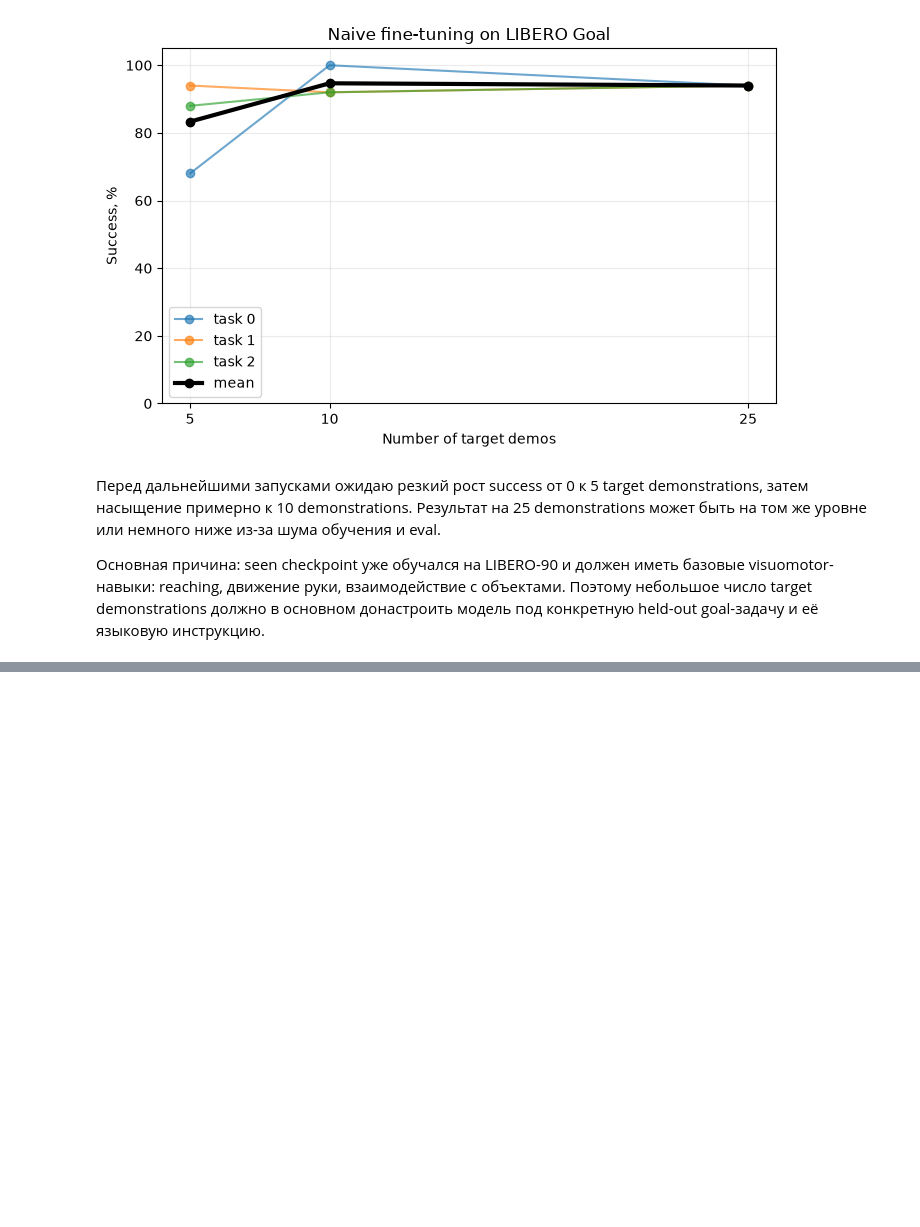
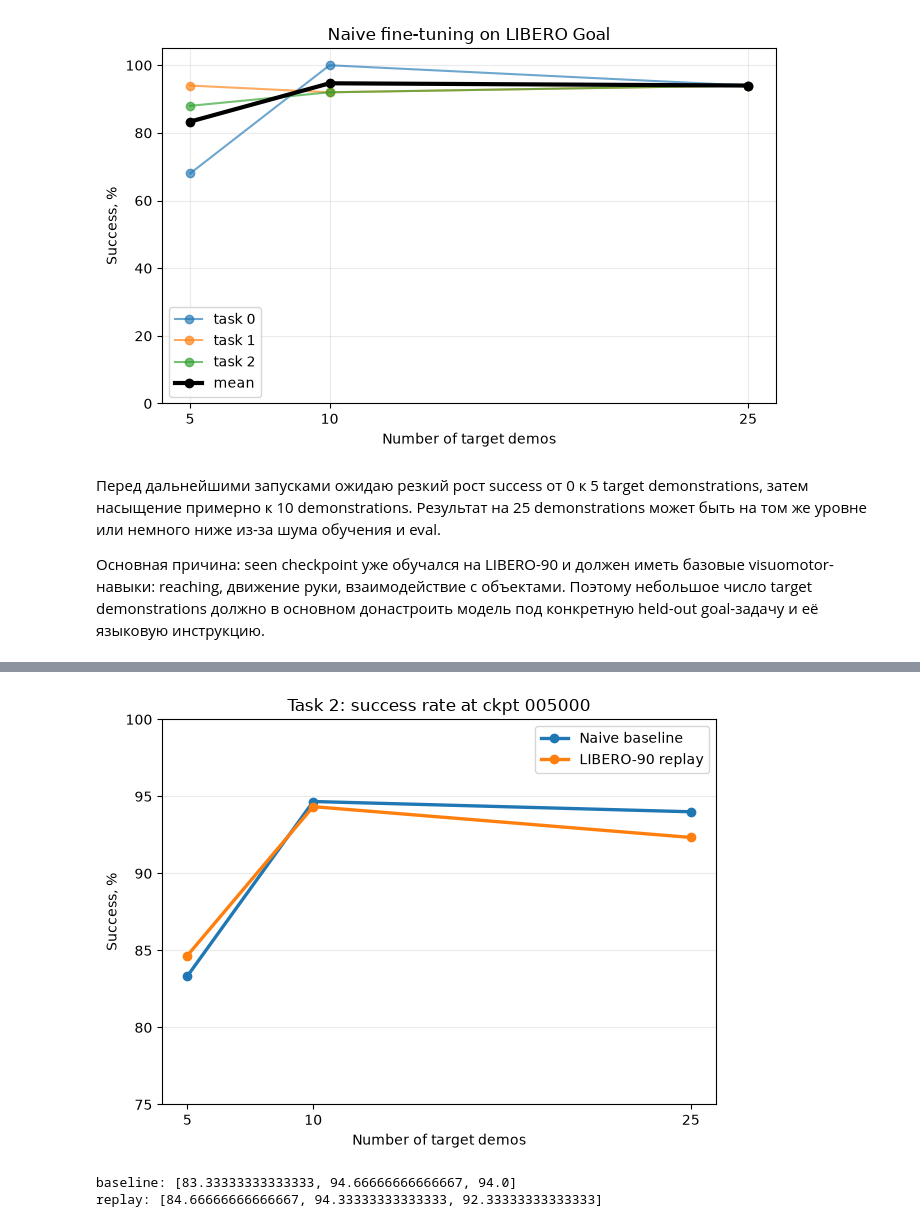
Before and after one commit to ne24kit/TrainerVLA, a Jupyter notebook: notebooks/01_understand_model_smolvla.ipynb, the cells around one changed output, grey strips where cells are left out. Cells and saved outputs as stored; diff of their text form; code cells hidden in the pictures; blank space fills up the shorter version.

```diff
--- a/notebooks/01_understand_model_smolvla.ipynb
+++ b/notebooks/01_understand_model_smolvla.ipynb
@@ -237,0 +368,44 @@ plt.show()
+# %%
+import json
+from pathlib import Path
+import matplotlib.pyplot as plt
+
+ROOT = Path("..").resolve()
+demos = [5, 10, 25]
+
+baseline = []
+replay = []
+
+for d in demos:
+    vals = []
+    for t in [0, 1, 2]:
+        p = ROOT / f"logs/smolvla_libero90_pretrained_finetune_t{t}_d{d}/005000_libero_goal_{t}/eval_info.json"
+        vals.append(json.loads(p.read_text())["overall"]["pc_success"])
+    baseline.append(sum(vals) / len(vals))
+
+    vals = []
+    for seed_suffix in ["", "_s2000"]:
+        for t in [0, 1, 2]:
+            p = ROOT / f"logs/smolvla_libero90_replay_t{t}_d{d}{seed_suffix}/005000_libero_goal_{t}/eval_info.json"
+            vals.append(json.loads(p.read_text())["overall"]["pc_success"])
+    replay.append(sum(vals) / len(vals))
+
+plt.plot(demos, baseline, marker="o", linewidth=2.4, label="Naive baseline")
+plt.plot(demos, replay, marker="o", linewidth=2.4, label="LIBERO-90 replay")
+
+plt.title("Task 2: success rate at ckpt 005000")
+plt.xlabel("Number of target demos")
+plt.ylabel("Success, %")
+plt.xticks(demos)
+plt.ylim(75, 100)
+plt.grid(True, axis="y", alpha=0.25)
+plt.legend()
+plt.tight_layout()
+plt.show()
+
+print("baseline:", baseline)
+print("replay:", replay)
+# %% [output]
+[figure, added]
+baseline: [83.33333333333333, 94.66666666666667, 94.0]
+replay: [84.66666666666667, 94.33333333333333, 92.33333333333333]
```
Also changed, not shown: parts of 20 cells of this notebook.
